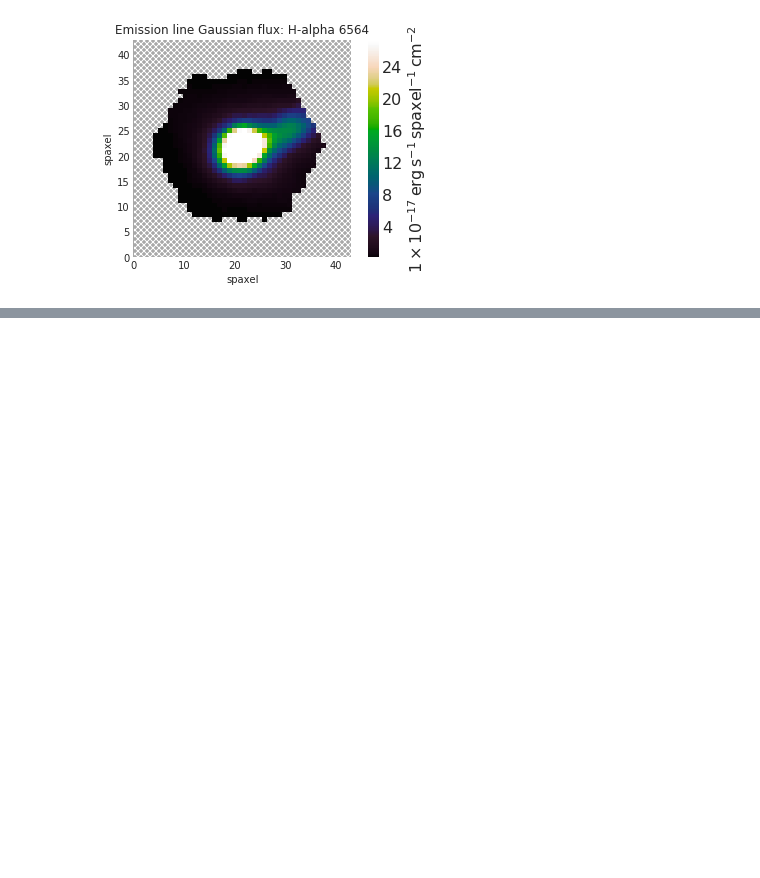
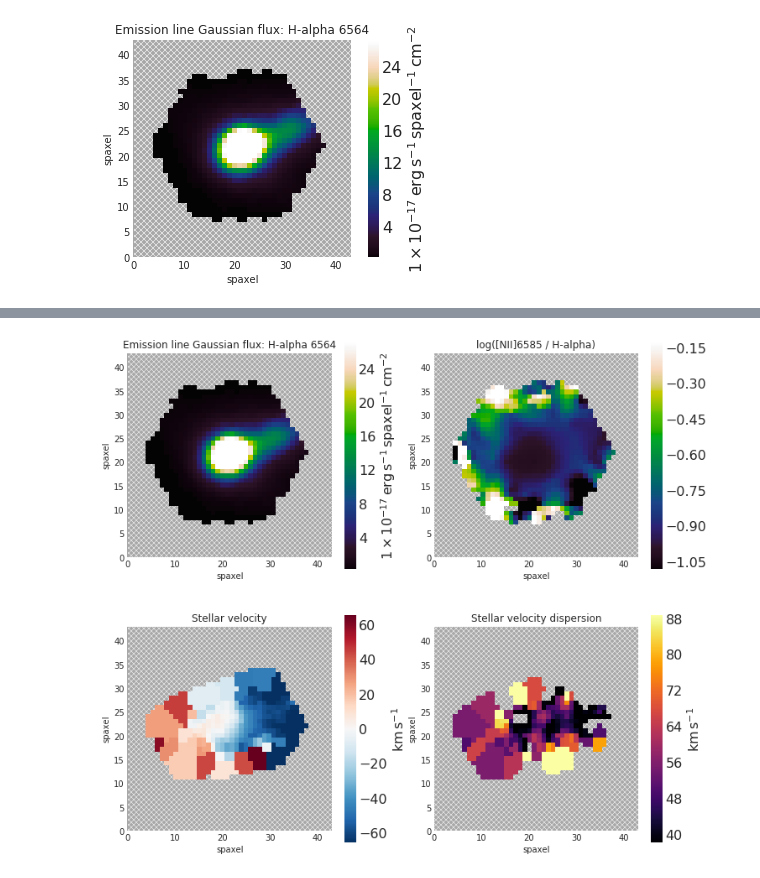
Before and after one commit to aleksds/bates_galaxies_lab, a Jupyter notebook: manga/manga-maps.ipynb, the cells around one changed output, grey strips where cells are left out. Cells and saved outputs as stored; diff of their text form; code cells hidden in the pictures; blank space fills up the shorter version.

```diff
--- a/manga/manga-maps.ipynb
+++ b/manga/manga-maps.ipynb
@@ -66,0 +92,19 @@ WARNING: AstropyDeprecationWarning: The truth value of a Quantity is ambiguous.
+# %%
+import matplotlib.pyplot as plt
+import numpy as np
+maps = Maps('9190-3703')
+
+halpha = maps.emline_gflux_ha_6564
+nii_ha = np.log10(maps.emline_gflux_nii_6585 / halpha)
+stvel = maps.stellar_vel
+stsig = maps.stellar_sigma
+stsig_corr = stsig.inst_sigma_correction()
+
+with plt.style.context('seaborn-darkgrid'):
+    fig, axes = plt.subplots(nrows=2, ncols=2, figsize=(12, 11))
+    halpha.plot(fig=fig, ax=axes[0, 0])
+    nii_ha.plot(fig=fig, ax=axes[0, 1], title="log([NII]6585 / H-alpha)", snr_min=None)
+    stvel.plot(fig=fig, ax=axes[1, 0])
+    stsig_corr.plot(fig=fig, ax=axes[1, 1])
+# %% [output]
+[figure, added]
```
Also changed, not shown: parts of 10 cells of this notebook.
